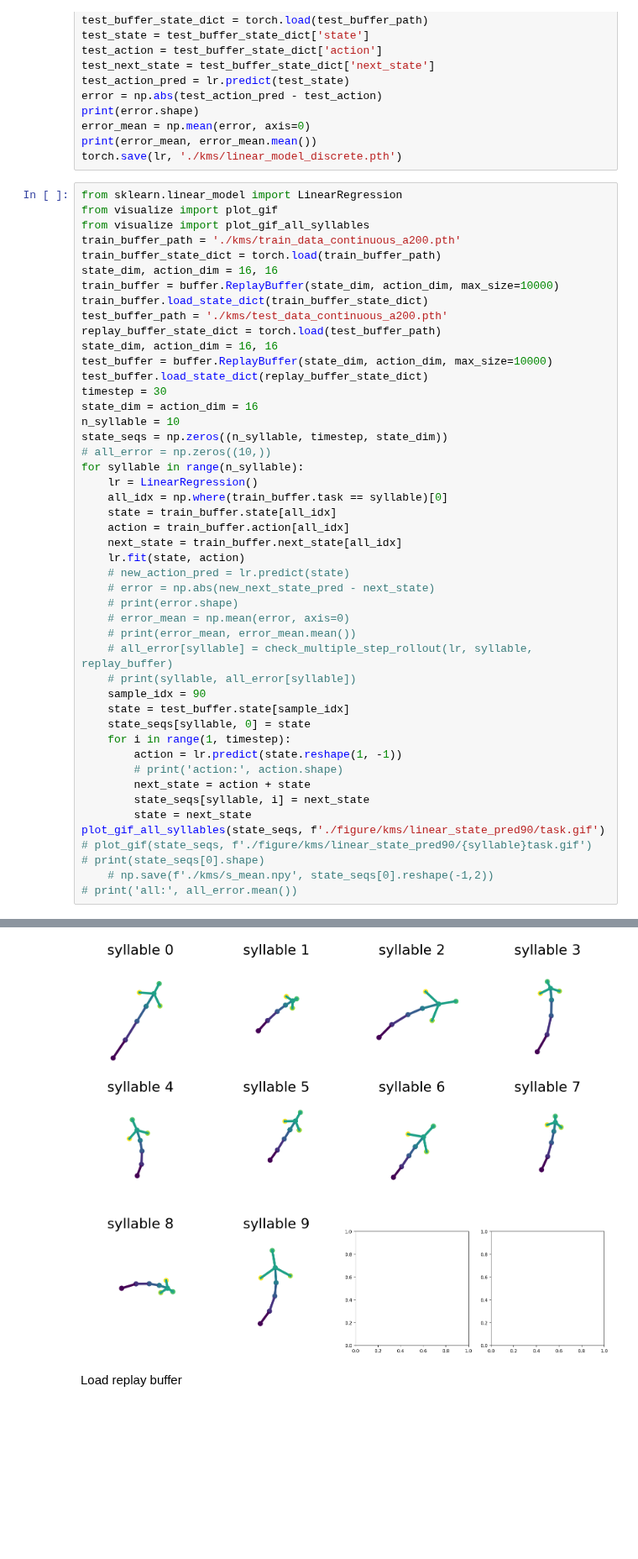
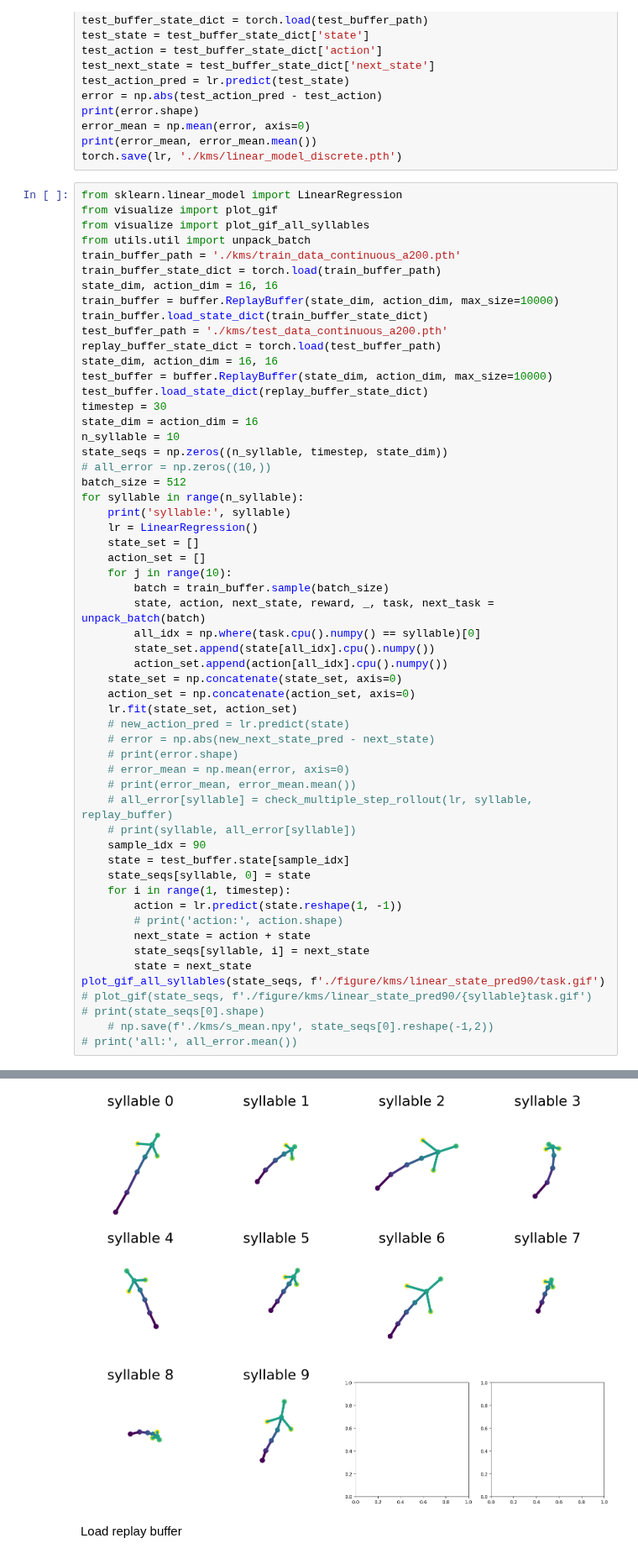
Before and after one commit to G1NO3/Rat7m-SPEDER, a Jupyter notebook: simulation.ipynb, the cells around one changed output, grey strips where cells are left out. Shown at 84% size. Drawn from its saved outputs; the diff is of its cells as text; blank space fills up the shorter version.

```diff
--- a/simulation.ipynb
+++ b/simulation.ipynb
@@ -236,6 +236,7 @@ torch.save(lr, './kms/linear_model_discrete.pth')
 from sklearn.linear_model import LinearRegression
 from visualize import plot_gif
 from visualize import plot_gif_all_syllables
+from utils.util import unpack_batch
 train_buffer_path = './kms/train_data_continuous_a200.pth'
 train_buffer_state_dict = torch.load(train_buffer_path)
 state_dim, action_dim = 16, 16
@@ -251,13 +252,21 @@ state_dim = action_dim = 16
 n_syllable = 10
 state_seqs = np.zeros((n_syllable, timestep, state_dim))
 # all_error = np.zeros((10,))
+batch_size = 512
 for syllable in range(n_syllable):
+    print('syllable:', syllable)
     lr = LinearRegression()
-    all_idx = np.where(train_buffer.task == syllable)[0]
-    state = train_buffer.state[all_idx]
-    action = train_buffer.action[all_idx]
-    next_state = train_buffer.next_state[all_idx]
-    lr.fit(state, action)
+    state_set = []
+    action_set = []
+    for j in range(10):
+        batch = train_buffer.sample(batch_size)
+        state, action, next_state, reward, _, task, next_task = unpack_batch(batch)
+        all_idx = np.where(task.cpu().numpy() == syllable)[0]
+        state_set.append(state[all_idx].cpu().numpy())
+        action_set.append(action[all_idx].cpu().numpy())
+    state_set = np.concatenate(state_set, axis=0)
+    action_set = np.concatenate(action_set, axis=0)
+    lr.fit(state_set, action_set)
     # new_action_pred = lr.predict(state)
     # error = np.abs(new_next_state_pred - next_state)
     # print(error.shape)
@@ -283,6 +302,6 @@ plot_gif_all_syllables(state_seqs, f'./figure/kms/linear_state_pred90/task.gif')
 ymin: (10,) ymax: (10,)
 ./figure/kms/linear_state_pred90/task.gif
-[figure, old version]
+[figure, new version]
 # %% [markdown]
 Load replay buffer
 # %%
```
Also changed, not shown: parts of 1 cell of this notebook, 3 other files.
